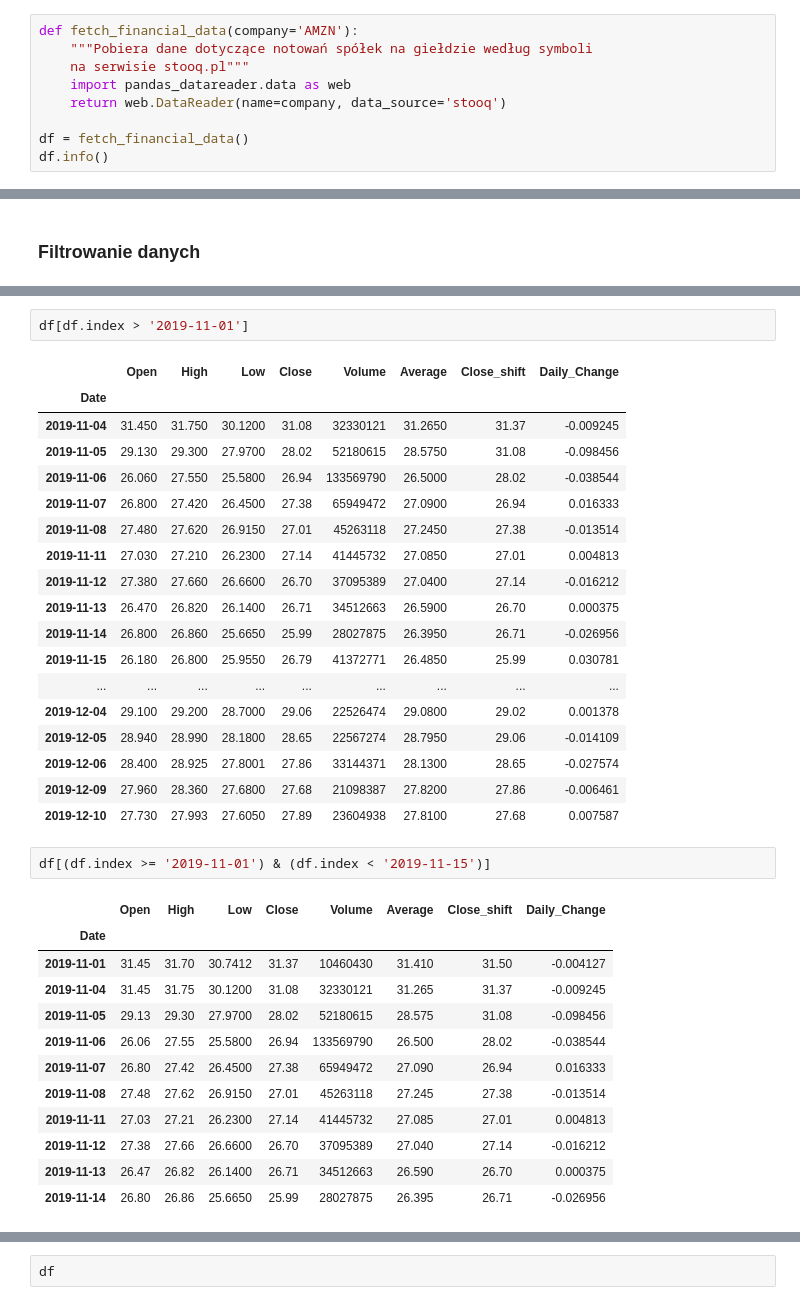
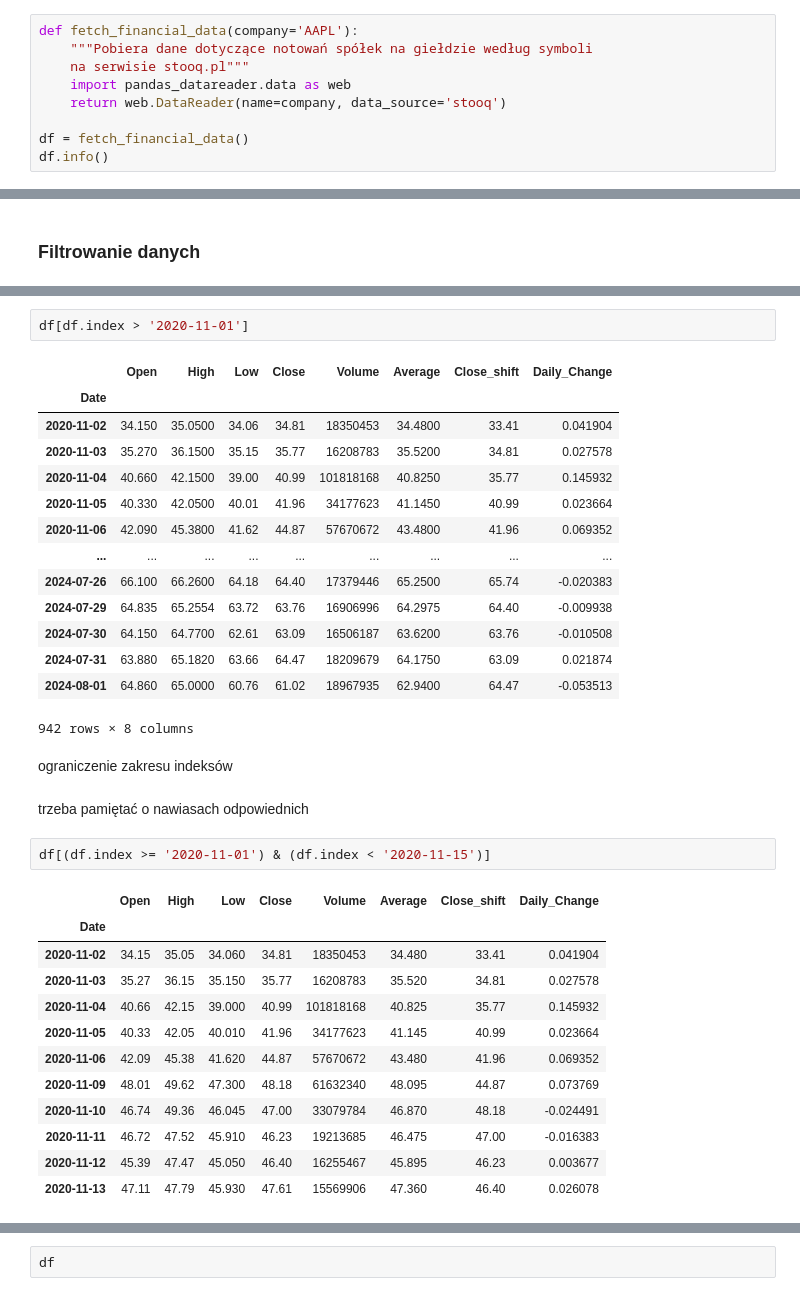
Before and after one commit to PiKoz360/test_ml, a Jupyter notebook: 02_analiza_danych/02_dane_gieldowe.ipynb, the cells around one changed output, grey strips where cells are left out. Cells and saved outputs as stored; diff of their text form.

```diff
--- a/02_analiza_danych/02_dane_gieldowe.ipynb
+++ b/02_analiza_danych/02_dane_gieldowe.ipynb
@@ -38,5 +40,5 @@ Pandas: 0.25.3
 # %%
-def fetch_financial_data(company='AMZN'):
+def fetch_financial_data(company='AAPL'):
     """Pobiera dane dotyczące notowań spółek na giełdzie według symboli
     na serwisie stooq.pl"""
     import pandas_datareader.data as web
@@ -621,36 +679,36 @@ array([False, False, False, False, False, False, False, False, False,
 # %%
-df[df.index > '2019-11-01']
+df[df.index > '2020-11-01']
 # %% [output]
 |  | Open | High | Low | Close | Volume | Average | Close_shift | Daily_Change |
 | Date |  |  |  |  |  |  |  |  |
-| 2019-11-04 | 31.450 | 31.750 | 30.1200 | 31.08 | 32330121 | 31.2650 | 31.37 | -0.009245 |
-| 2019-11-05 | 29.130 | 29.300 | 27.9700 | 28.02 | 52180615 | 28.5750 | 31.08 | -0.098456 |
-| 2019-11-06 | 26.060 | 27.550 | 25.5800 | 26.94 | 133569790 | 26.5000 | 28.02 | -0.038544 |
-| 2019-11-07 | 26.800 | 27.420 | 26.4500 | 27.38 | 65949472 | 27.0900 | 26.94 | 0.016333 |
-| 2019-11-08 | 27.480 | 27.620 | 26.9150 | 27.01 | 45263118 | 27.2450 | 27.38 | -0.013514 |
-| 2019-11-11 | 27.030 | 27.210 | 26.2300 | 27.14 | 41445732 | 27.0850 | 27.01 | 0.004813 |
-| 2019-11-12 | 27.380 | 27.660 | 26.6600 | 26.70 | 37095389 | 27.0400 | 27.14 | -0.016212 |
-| 2019-11-13 | 26.470 | 26.820 | 26.1400 | 26.71 | 34512663 | 26.5900 | 26.70 | 0.000375 |
-| 2019-11-14 | 26.800 | 26.860 | 25.6650 | 25.99 | 28027875 | 26.3950 | 26.71 | -0.026956 |
-| 2019-11-15 | 26.180 | 26.800 | 25.9550 | 26.79 | 41372771 | 26.4850 | 25.99 | 0.030781 |
+| 2020-11-02 | 34.150 | 35.0500 | 34.06 | 34.81 | 18350453 | 34.4800 | 33.41 | 0.041904 |
+| 2020-11-03 | 35.270 | 36.1500 | 35.15 | 35.77 | 16208783 | 35.5200 | 34.81 | 0.027578 |
+| 2020-11-04 | 40.660 | 42.1500 | 39.00 | 40.99 | 101818168 | 40.8250 | 35.77 | 0.145932 |
+| 2020-11-05 | 40.330 | 42.0500 | 40.01 | 41.96 | 34177623 | 41.1450 | 40.99 | 0.023664 |
+| 2020-11-06 | 42.090 | 45.3800 | 41.62 | 44.87 | 57670672 | 43.4800 | 41.96 | 0.069352 |
 | ... | ... | ... | ... | ... | ... | ... | ... | ... |
-| 2019-12-04 | 29.100 | 29.200 | 28.7000 | 29.06 | 22526474 | 29.0800 | 29.02 | 0.001378 |
-| 2019-12-05 | 28.940 | 28.990 | 28.1800 | 28.65 | 22567274 | 28.7950 | 29.06 | -0.014109 |
-| 2019-12-06 | 28.400 | 28.925 | 27.8001 | 27.86 | 33144371 | 28.1300 | 28.65 | -0.027574 |
-| 2019-12-09 | 27.960 | 28.360 | 27.6800 | 27.68 | 21098387 | 27.8200 | 27.86 | -0.006461 |
-| 2019-12-10 | 27.730 | 27.993 | 27.6050 | 27.89 | 23604938 | 27.8100 | 27.68 | 0.007587 |
+| 2024-07-26 | 66.100 | 66.2600 | 64.18 | 64.40 | 17379446 | 65.2500 | 65.74 | -0.020383 |
+| 2024-07-29 | 64.835 | 65.2554 | 63.72 | 63.76 | 16906996 | 64.2975 | 64.40 | -0.009938 |
+| 2024-07-30 | 64.150 | 64.7700 | 62.61 | 63.09 | 16506187 | 63.6200 | 63.76 | -0.010508 |
+| 2024-07-31 | 63.880 | 65.1820 | 63.66 | 64.47 | 18209679 | 64.1750 | 63.09 | 0.021874 |
+| 2024-08-01 | 64.860 | 65.0000 | 60.76 | 61.02 | 18967935 | 62.9400 | 64.47 | -0.053513 |
+942 rows × 8 columns
+# %% [markdown]
+ograniczenie zakresu indeksów
+# %% [markdown]
+trzeba pamiętać o nawiasach odpowiednich
 # %%
-df[(df.index >= '2019-11-01') & (df.index < '2019-11-15')]
+df[(df.index >= '2020-11-01') & (df.index < '2020-11-15')]
 # %% [output]
 |  | Open | High | Low | Close | Volume | Average | Close_shift | Daily_Change |
 | Date |  |  |  |  |  |  |  |  |
-| 2019-11-01 | 31.45 | 31.70 | 30.7412 | 31.37 | 10460430 | 31.410 | 31.50 | -0.004127 |
-| 2019-11-04 | 31.45 | 31.75 | 30.1200 | 31.08 | 32330121 | 31.265 | 31.37 | -0.009245 |
-| 2019-11-05 | 29.13 | 29.30 | 27.9700 | 28.02 | 52180615 | 28.575 | 31.08 | -0.098456 |
-| 2019-11-06 | 26.06 | 27.55 | 25.5800 | 26.94 | 133569790 | 26.500 | 28.02 | -0.038544 |
-| 2019-11-07 | 26.80 | 27.42 | 26.4500 | 27.38 | 65949472 | 27.090 | 26.94 | 0.016333 |
-| 2019-11-08 | 27.48 | 27.62 | 26.9150 | 27.01 | 45263118 | 27.245 | 27.38 | -0.013514 |
-| 2019-11-11 | 27.03 | 27.21 | 26.2300 | 27.14 | 41445732 | 27.085 | 27.01 | 0.004813 |
-| 2019-11-12 | 27.38 | 27.66 | 26.6600 | 26.70 | 37095389 | 27.040 | 27.14 | -0.016212 |
-| 2019-11-13 | 26.47 | 26.82 | 26.1400 | 26.71 | 34512663 | 26.590 | 26.70 | 0.000375 |
-| 2019-11-14 | 26.80 | 26.86 | 25.6650 | 25.99 | 28027875 | 26.395 | 26.71 | -0.026956 |
+| 2020-11-02 | 34.15 | 35.05 | 34.060 | 34.81 | 18350453 | 34.480 | 33.41 | 0.041904 |
+| 2020-11-03 | 35.27 | 36.15 | 35.150 | 35.77 | 16208783 | 35.520 | 34.81 | 0.027578 |
+| 2020-11-04 | 40.66 | 42.15 | 39.000 | 40.99 | 101818168 | 40.825 | 35.77 | 0.145932 |
+| 2020-11-05 | 40.33 | 42.05 | 40.010 | 41.96 | 34177623 | 41.145 | 40.99 | 0.023664 |
+| 2020-11-06 | 42.09 | 45.38 | 41.620 | 44.87 | 57670672 | 43.480 | 41.96 | 0.069352 |
+| 2020-11-09 | 48.01 | 49.62 | 47.300 | 48.18 | 61632340 | 48.095 | 44.87 | 0.073769 |
+| 2020-11-10 | 46.74 | 49.36 | 46.045 | 47.00 | 33079784 | 46.870 | 48.18 | -0.024491 |
+| 2020-11-11 | 46.72 | 47.52 | 45.910 | 46.23 | 19213685 | 46.475 | 47.00 | -0.016383 |
+| 2020-11-12 | 45.39 | 47.47 | 45.050 | 46.40 | 16255467 | 45.895 | 46.23 | 0.003677 |
+| 2020-11-13 | 47.11 | 47.79 | 45.930 | 47.61 | 15569906 | 47.360 | 46.40 | 0.026078 |
```
Also changed, not shown: parts of 63 cells of this notebook.
